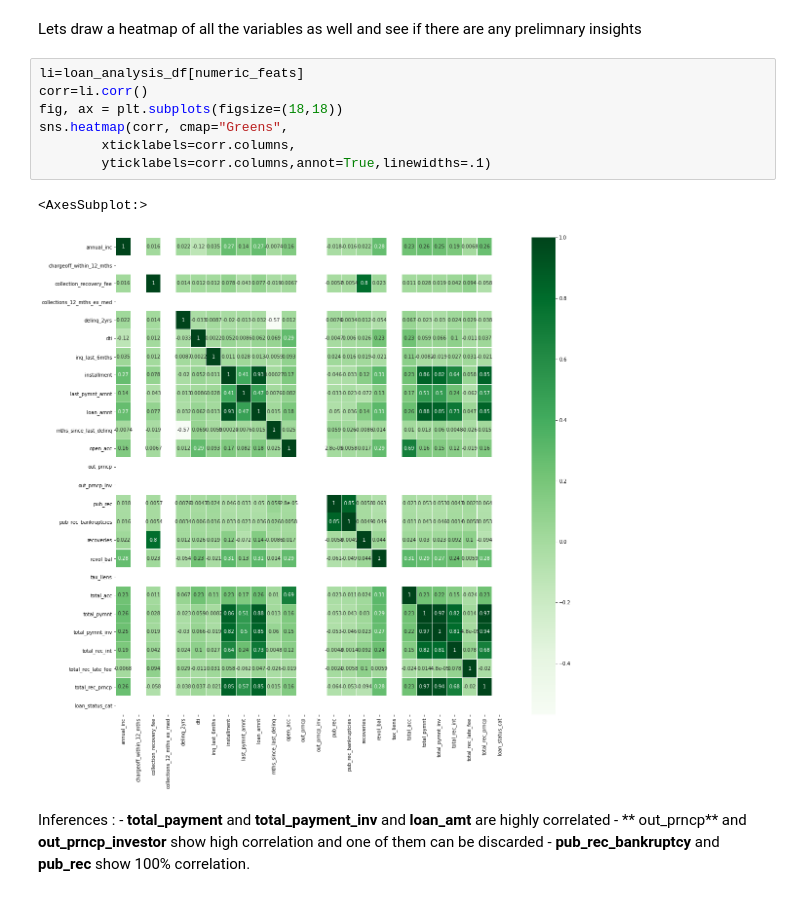
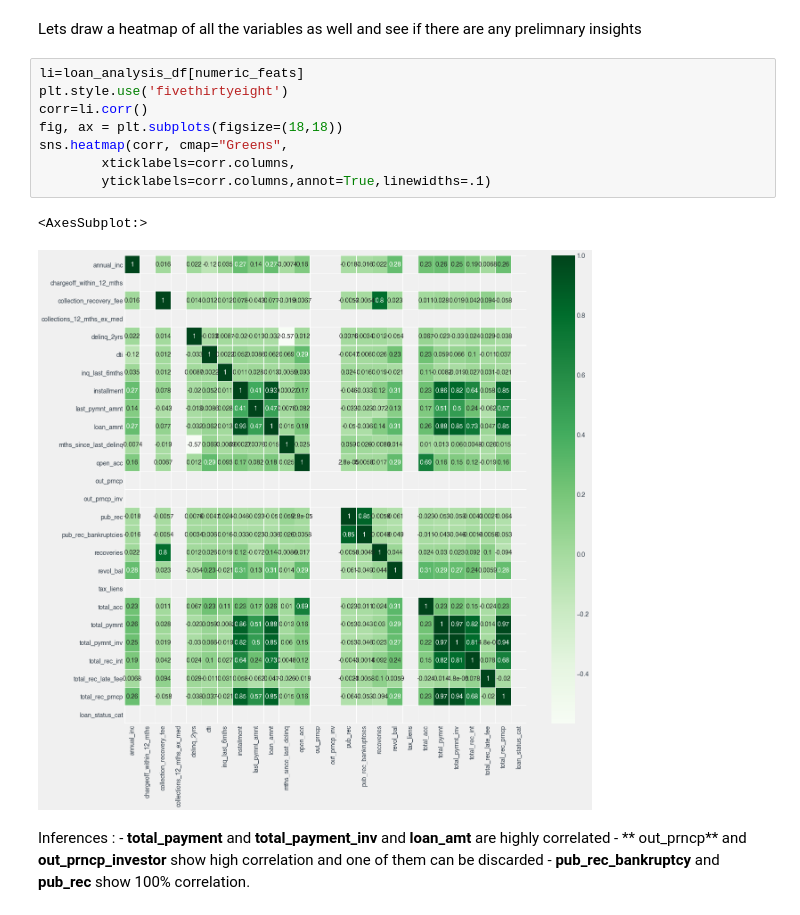
Before and after one commit to rramchan12/Lending-Club-EDA-CaseStudy, a Jupyter notebook: Lending_Club_EDA_Analysis.ipynb, the cells around one changed output. Cells and saved outputs as stored; diff of their text form.

```diff
--- a/Lending_Club_EDA_Analysis.ipynb
+++ b/Lending_Club_EDA_Analysis.ipynb
@@ -383,14 +385,15 @@ plt.show()
 Lets draw a heatmap of all the variables as well and see if there are any prelimnary insights
 # %%
 li=loan_analysis_df[numeric_feats]
+plt.style.use('fivethirtyeight')
 corr=li.corr()
 fig, ax = plt.subplots(figsize=(18,18))
 sns.heatmap(corr, cmap="Greens",
         xticklabels=corr.columns,
         yticklabels=corr.columns,annot=True,linewidths=.1)
 # %% [output]
 <AxesSubplot:>
-[figure, old version]
+[figure, new version]
 # %% [markdown]
 Inferences :
     - **total_payment** and **total_payment_inv** and **loan_amt** are highly correlated
```
Also changed, not shown: parts of 8 cells of this notebook.
